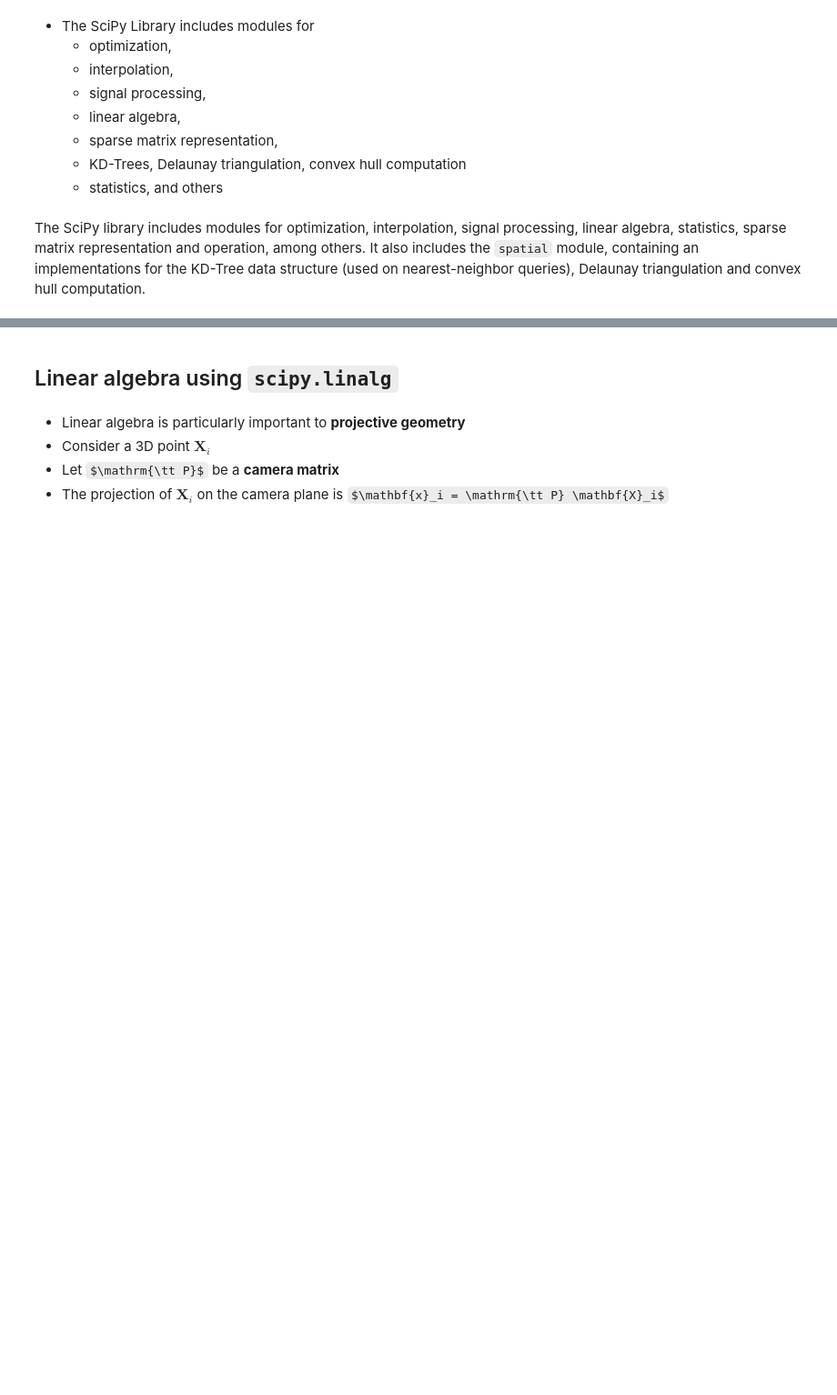
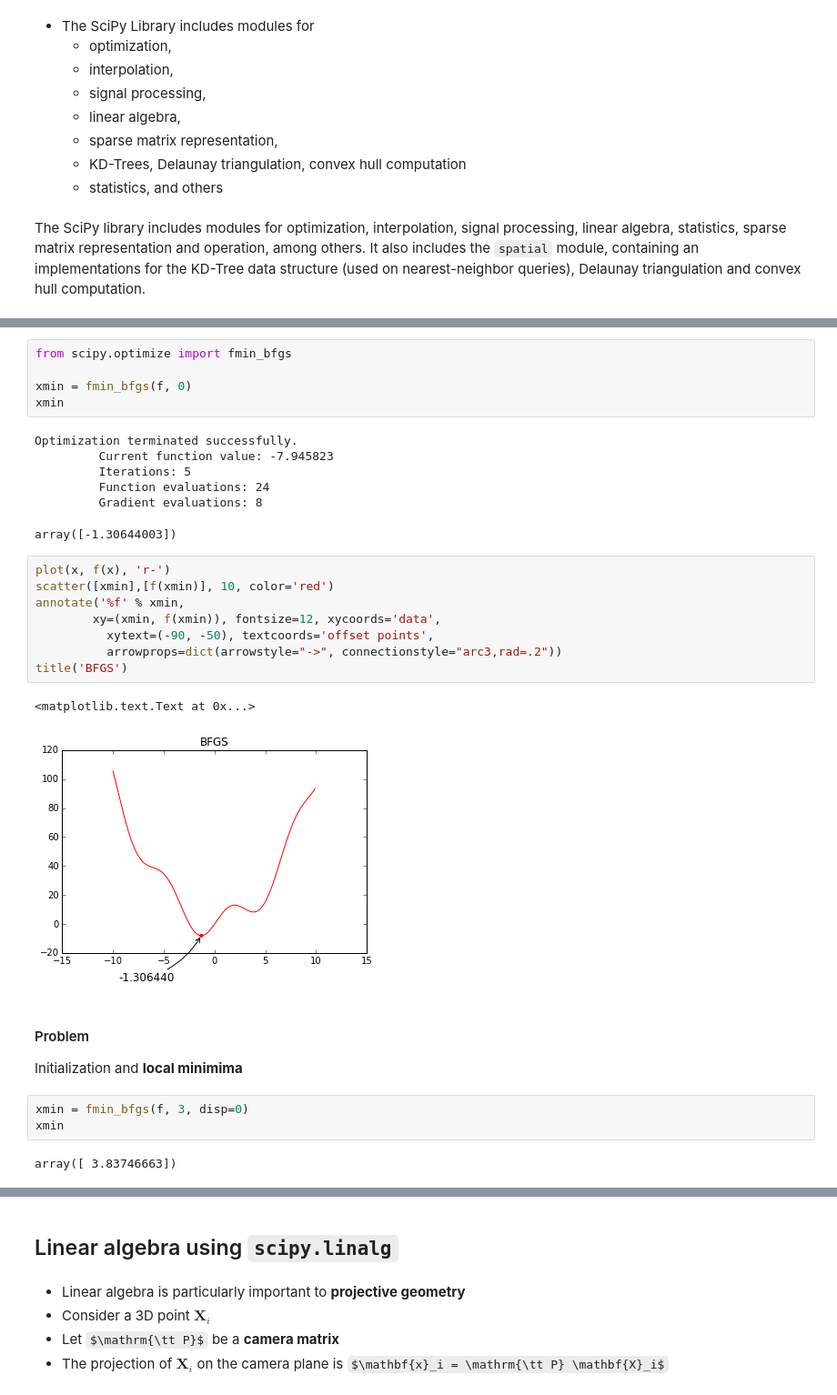
Before and after one commit to thsant/scipy4cv, a Jupyter notebook: 6._The_SciPy_Library.ipynb, the cells around one changed output, grey strips where cells are left out. Shown: that part at 91% size. Saved outputs shown, nothing was run; the diff lists cells and outputs as text; some formulas as TeX source; blank space fills up the shorter version.

```diff
--- a/6._The_SciPy_Library.ipynb
+++ b/6._The_SciPy_Library.ipynb
@@ -13,0 +36,32 @@ The SciPy library includes modules for optimization, interpolation, signal proce
+# %%
+from scipy.optimize import fmin_bfgs
+
+xmin = fmin_bfgs(f, 0)
+xmin
+# %% [output]
+Optimization terminated successfully.
+         Current function value: -7.945823
+         Iterations: 5
+         Function evaluations: 24
+         Gradient evaluations: 8
+array([-1.30644003])
+# %%
+plot(x, f(x), 'r-')
+scatter([xmin],[f(xmin)], 10, color='red')
+annotate('%f' % xmin,
+        xy=(xmin, f(xmin)), fontsize=12, xycoords='data',
+          xytext=(-90, -50), textcoords='offset points',
+          arrowprops=dict(arrowstyle="->", connectionstyle="arc3,rad=.2"))
+title('BFGS')
+# %% [output]
+<matplotlib.text.Text at 0x...>
+[figure, added]
+# %% [markdown]
+#### Problem
+
+Initialization and **local minimima**
+# %%
+xmin = fmin_bfgs(f, 3, disp=0)
+xmin
+# %% [output]
+array([ 3.83746663])
```
Also changed, not shown: parts of 11 cells of this notebook, 4 other files.
